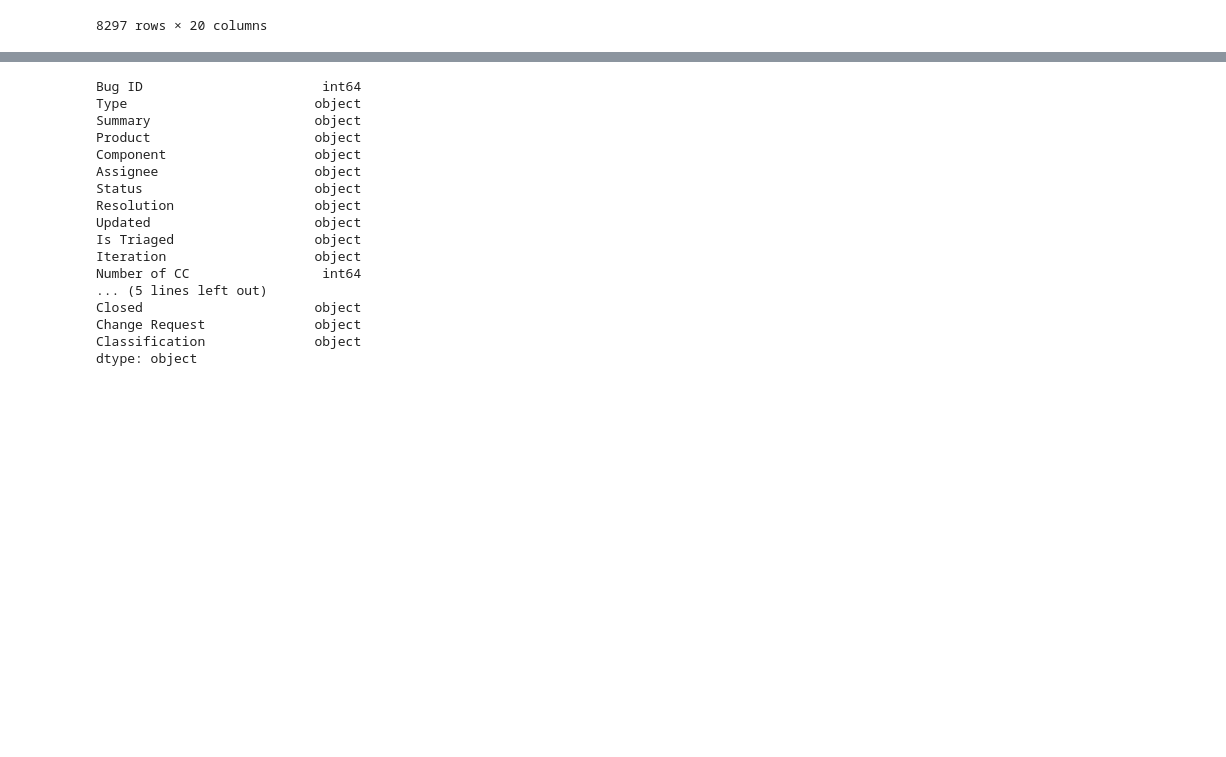
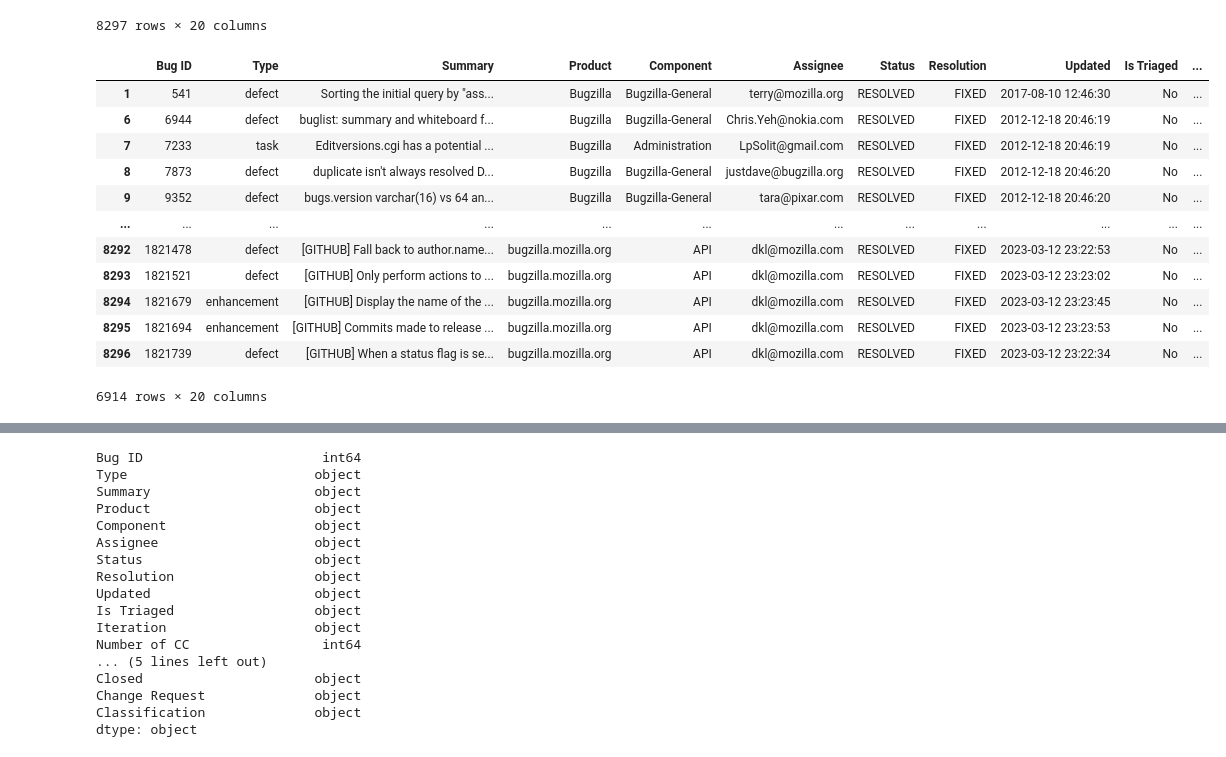
Before and after one commit to Mystic-Trooper/bug-triaging-2, a Jupyter notebook: bug triaging.ipynb, the cells around one changed output, grey strips where cells are left out. Cells and saved outputs as stored; diff of their text form; code cells hidden in the pictures; blank space fills up the shorter version.

```diff
--- a/bug triaging.ipynb
+++ b/bug triaging.ipynb
@@ -58,4 +58,21 @@ dataset
 | 8295 | 1821694 | enhancement | [GITHUB] Commits made to release ... | bugzilla.mozilla.org | API | dkl@mozilla.com | RESOLVED | FIXED | 2023-03-12 23:23:53 | No | ... |
 | 8296 | 1821739 | defect | [GITHUB] When a status flag is se... | bugzilla.mozilla.org | API | dkl@mozilla.com | RESOLVED | FIXED | 2023-03-12 23:22:34 | No | ... |
 8297 rows × 20 columns
+# %%
+datasets= dataset[(dataset.Resolution!="WONTFIX")& (dataset.Resolution!="INVALID")]
+datasets
+# %% [output]
+|  | Bug ID | Type | Summary | Product | Component | Assignee | Status | Resolution | Updated | Is Triaged | ... |
+| 1 | 541 | defect | Sorting the initial query by "ass... | Bugzilla | Bugzilla-General | terry@mozilla.org | RESOLVED | FIXED | 2017-08-10 12:46:30 | No | ... |
+| 6 | 6944 | defect | buglist: summary and whiteboard f... | Bugzilla | Bugzilla-General | Chris.Yeh@nokia.com | RESOLVED | FIXED | 2012-12-18 20:46:19 | No | ... |
+| 7 | 7233 | task | Editversions.cgi has a potential ... | Bugzilla | Administration | LpSolit@gmail.com | RESOLVED | FIXED | 2012-12-18 20:46:19 | No | ... |
+| 8 | 7873 | defect | duplicate isn't always resolved D... | Bugzilla | Bugzilla-General | justdave@bugzilla.org | RESOLVED | FIXED | 2012-12-18 20:46:20 | No | ... |
+| 9 | 9352 | defect | bugs.version varchar(16) vs 64 an... | Bugzilla | Bugzilla-General | tara@pixar.com | RESOLVED | FIXED | 2012-12-18 20:46:20 | No | ... |
+| ... | ... | ... | ... | ... | ... | ... | ... | ... | ... | ... | ... |
+| 8292 | 1821478 | defect | [GITHUB] Fall back to author.name... | bugzilla.mozilla.org | API | dkl@mozilla.com | RESOLVED | FIXED | 2023-03-12 23:22:53 | No | ... |
+| 8293 | 1821521 | defect | [GITHUB] Only perform actions to ... | bugzilla.mozilla.org | API | dkl@mozilla.com | RESOLVED | FIXED | 2023-03-12 23:23:02 | No | ... |
+| 8294 | 1821679 | enhancement | [GITHUB] Display the name of the ... | bugzilla.mozilla.org | API | dkl@mozilla.com | RESOLVED | FIXED | 2023-03-12 23:23:45 | No | ... |
+| 8295 | 1821694 | enhancement | [GITHUB] Commits made to release ... | bugzilla.mozilla.org | API | dkl@mozilla.com | RESOLVED | FIXED | 2023-03-12 23:23:53 | No | ... |
+| 8296 | 1821739 | defect | [GITHUB] When a status flag is se... | bugzilla.mozilla.org | API | dkl@mozilla.com | RESOLVED | FIXED | 2023-03-12 23:22:34 | No | ... |
+6914 rows × 20 columns
 # %%
```
Also changed, not shown: parts of 20 cells of this notebook.
